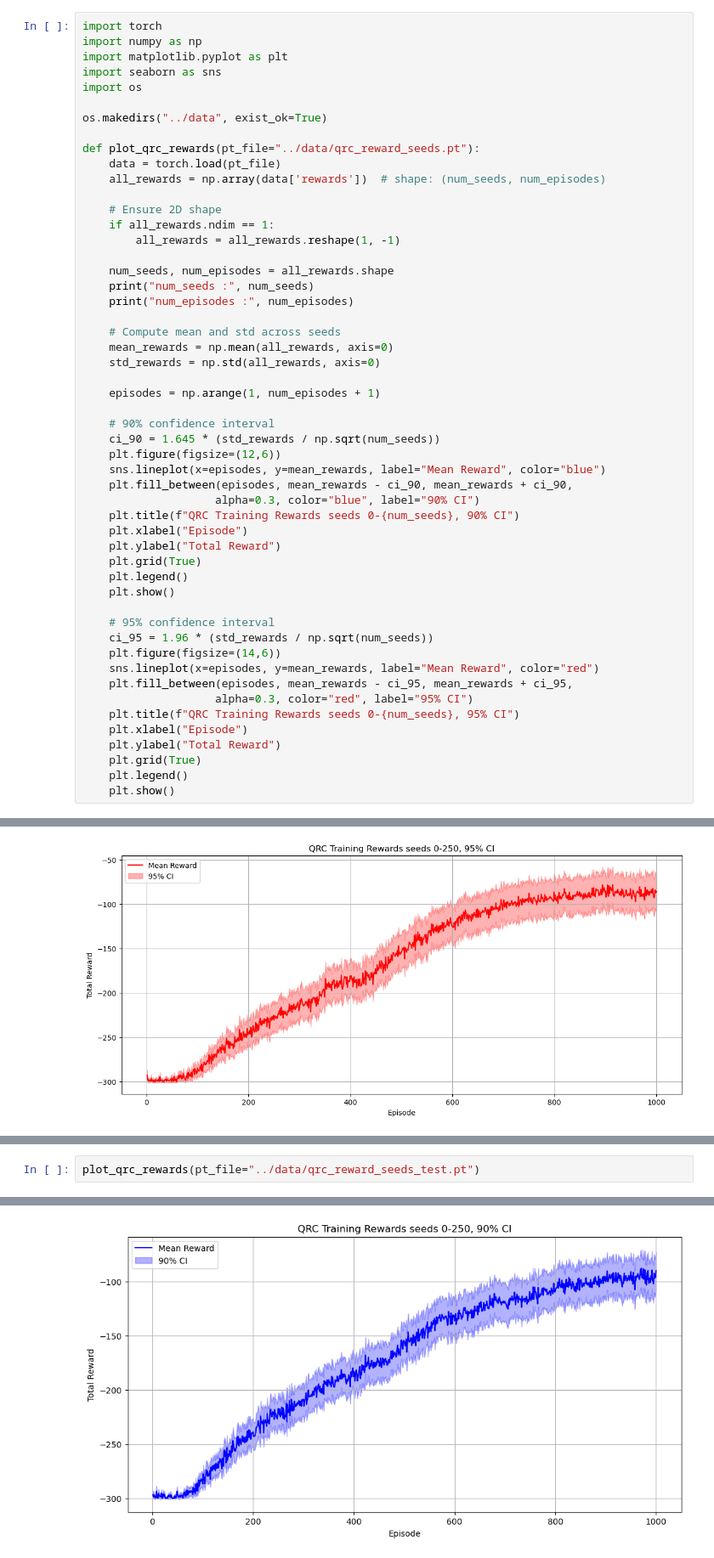
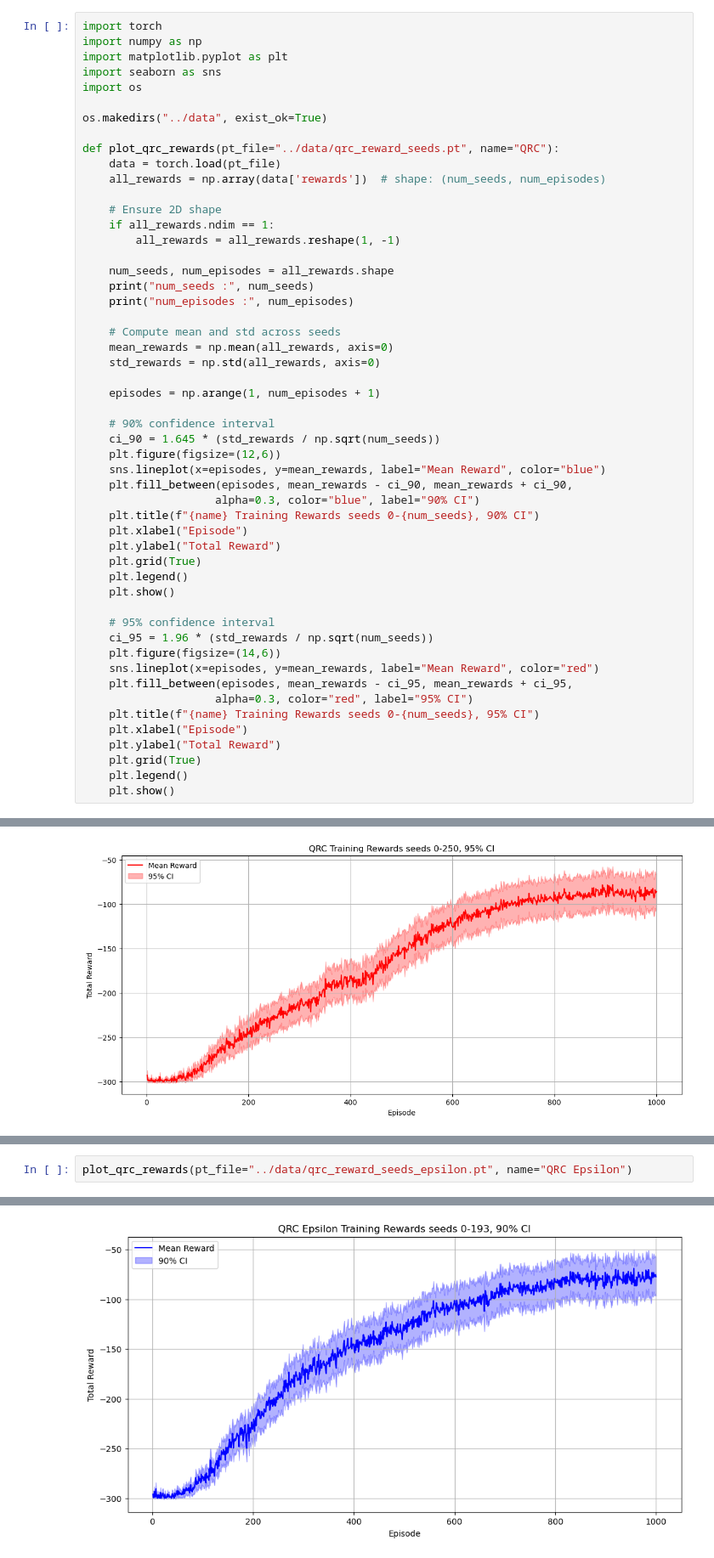
Before and after one commit to LukasOttenhof/CMPUT655-Project, a Jupyter notebook: Analysis/QRC_analysis.ipynb, the cells around one changed output, grey strips where cells are left out. Shown at 85% size. Drawn from its saved outputs; the diff is of its cells as text.

```diff
--- a/Analysis/QRC_analysis.ipynb
+++ b/Analysis/QRC_analysis.ipynb
@@ -7,7 +7,7 @@ import os
 
 os.makedirs("../data", exist_ok=True)
 
-def plot_qrc_rewards(pt_file="../data/qrc_reward_seeds.pt"):
+def plot_qrc_rewards(pt_file="../data/qrc_reward_seeds.pt", name="QRC"):
     data = torch.load(pt_file)
     all_rewards = np.array(data['rewards'])  # shape: (num_seeds, num_episodes)
 
@@ -31,7 +31,7 @@ def plot_qrc_rewards(pt_file="../data/qrc_reward_seeds.pt"):
     sns.lineplot(x=episodes, y=mean_rewards, label="Mean Reward", color="blue")
     plt.fill_between(episodes, mean_rewards - ci_90, mean_rewards + ci_90,
                     alpha=0.3, color="blue", label="90% CI")
-    plt.title(f"QRC Training Rewards seeds 0-{num_seeds}, 90% CI")
+    plt.title(f"{name} Training Rewards seeds 0-{num_seeds}, 90% CI")
     plt.xlabel("Episode")
     plt.ylabel("Total Reward")
     plt.grid(True)
@@ -44,7 +44,7 @@ def plot_qrc_rewards(pt_file="../data/qrc_reward_seeds.pt"):
     sns.lineplot(x=episodes, y=mean_rewards, label="Mean Reward", color="red")
     plt.fill_between(episodes, mean_rewards - ci_95, mean_rewards + ci_95,
                     alpha=0.3, color="red", label="95% CI")
-    plt.title(f"QRC Training Rewards seeds 0-{num_seeds}, 95% CI")
+    plt.title(f"{name} Training Rewards seeds 0-{num_seeds}, 95% CI")
     plt.xlabel("Episode")
     plt.ylabel("Total Reward")
     plt.grid(True)
@@ -67,3 +67,3 @@ num_episodes : 1000
 # %%
-plot_qrc_rewards(pt_file="../data/qrc_reward_seeds_test.pt")
+plot_qrc_rewards(pt_file="../data/qrc_reward_seeds_epsilon.pt", name="QRC Epsilon")
 # %% [output]
@@ -71,2 +71,2 @@ num_seeds : 250
 num_episodes : 1000
-[figure, old version]
+[figure, new version]
```
Also changed, not shown: parts of 5 cells of this notebook, 7 other files.
